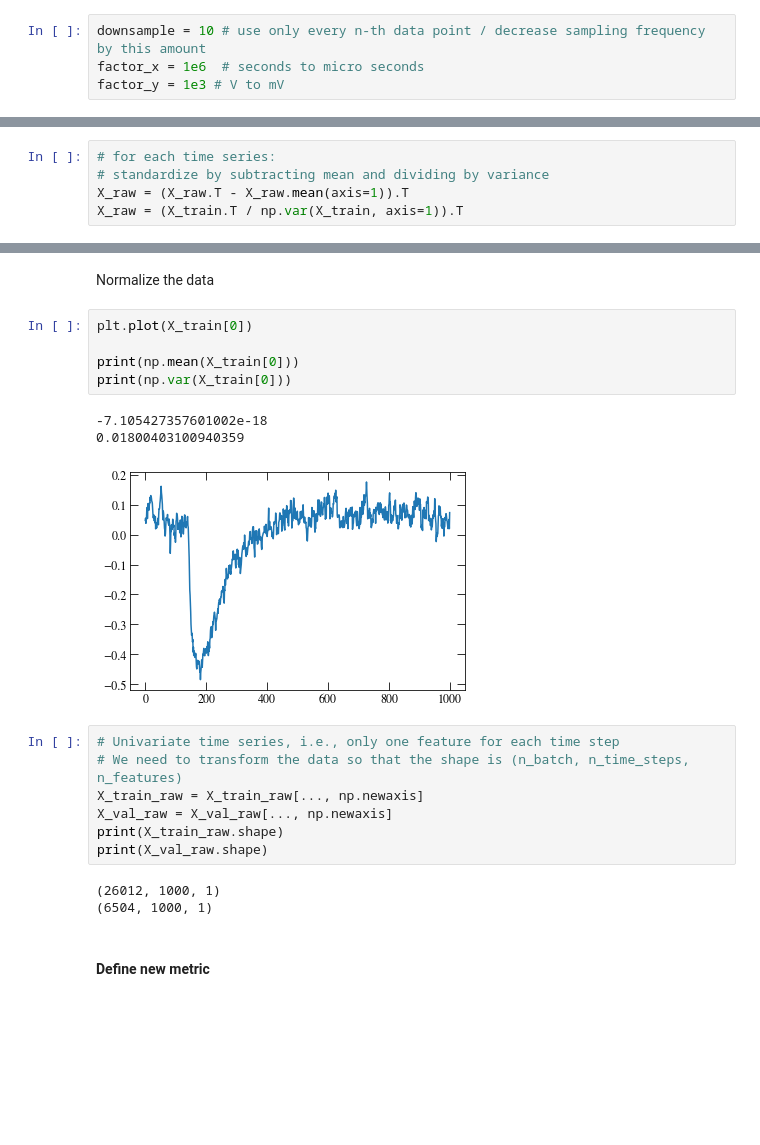
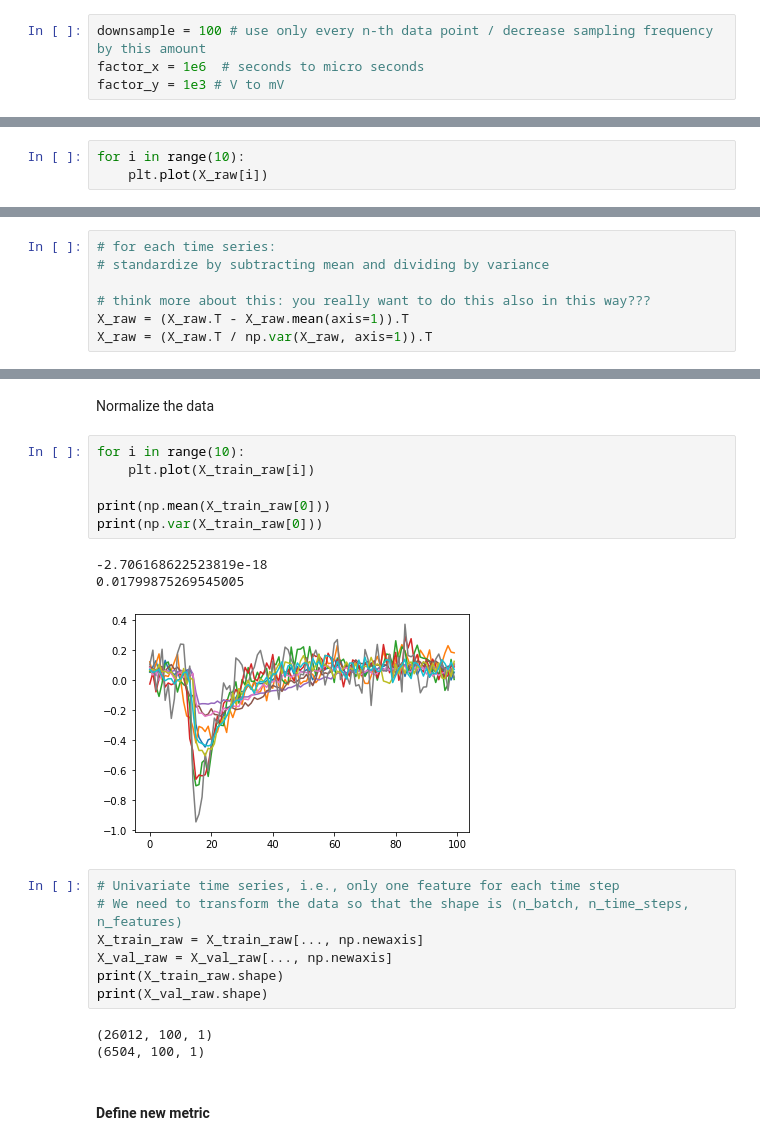
Before and after one commit to me-manu/fastespy, a Jupyter notebook: notebooks/raw-data-cnn-keras-test.ipynb, the cells around one changed output, grey strips where cells are left out. Drawn from its saved outputs; the diff is of its cells as text; blank space fills up the shorter version.

```diff
--- a/notebooks/raw-data-cnn-keras-test.ipynb
+++ b/notebooks/raw-data-cnn-keras-test.ipynb
@@ -122,5 +124,5 @@ print (result['type'].shape)  # n samples
 # %%
-downsample = 10 # use only every n-th data point / decrease sampling frequency by this amount
+downsample = 100 # use only every n-th data point / decrease sampling frequency by this amount
 factor_x = 1e6  # seconds to micro seconds
 factor_y = 1e3 # V to mV
 # %%
@@ -131,0 +134,3 @@ X_raw.shape
+# %%
+for i in range(10):
+    plt.plot(X_raw[i])
@@ -132,8 +139,10 @@ X_raw.shape
 # %%
 # for each time series:
 # standardize by subtracting mean and dividing by variance
+
+# think more about this: you really want to do this also in this way???
 X_raw = (X_raw.T - X_raw.mean(axis=1)).T
-X_raw = (X_train.T / np.var(X_train, axis=1)).T
+X_raw = (X_raw.T / np.var(X_raw, axis=1)).T
 # %%
 y_raw = result['type']
 # %% [markdown]
@@ -147,14 +156,15 @@ X_train_raw, X_val_raw, y_train, y_val = sd.get_split_with_test_set(m=i_split, n
 # %% [markdown]
 Normalize the data
 # %%
-plt.plot(X_train[0])
+for i in range(10):
+    plt.plot(X_train_raw[i])
 
-print(np.mean(X_train[0]))
-print(np.var(X_train[0]))
+print(np.mean(X_train_raw[0]))
+print(np.var(X_train_raw[0]))
 # %% [output]
--7.105427357601002e-18
-0.01800403100940359
+-2.706168622523819e-18
+0.01799875269545005
-[figure, old version]
+[figure, new version]
 # %%
 # Univariate time series, i.e., only one feature for each time step
 # We need to transform the data so that the shape is (n_batch, n_time_steps, n_features)
@@ -163,8 +173,8 @@ X_val_raw = X_val_raw[..., np.newaxis]
 print(X_train_raw.shape)
 print(X_val_raw.shape)
 # %% [output]
-(26012, 1000, 1)
-(6504, 1000, 1)
+(26012, 100, 1)
+(6504, 100, 1)
 # %% [markdown]
 #### Define new metric
 # %%
```
Also changed, not shown: parts of 16 cells of this notebook.
